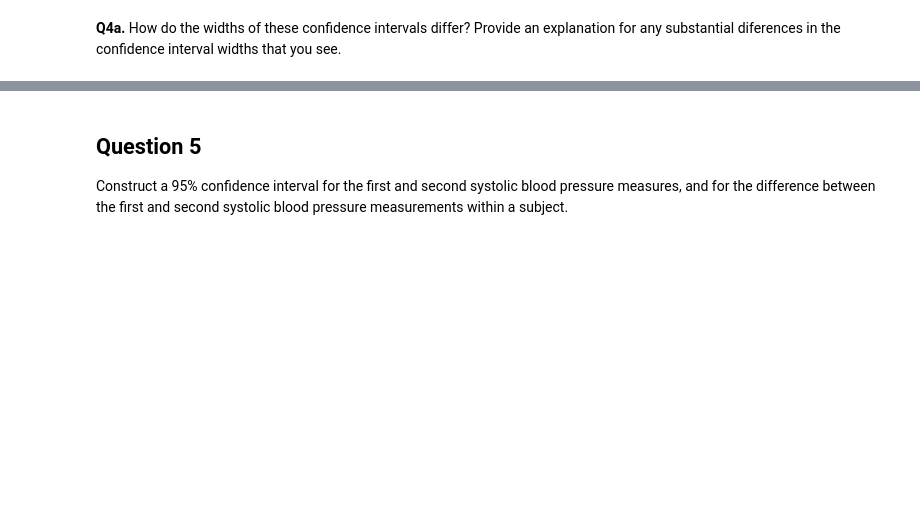
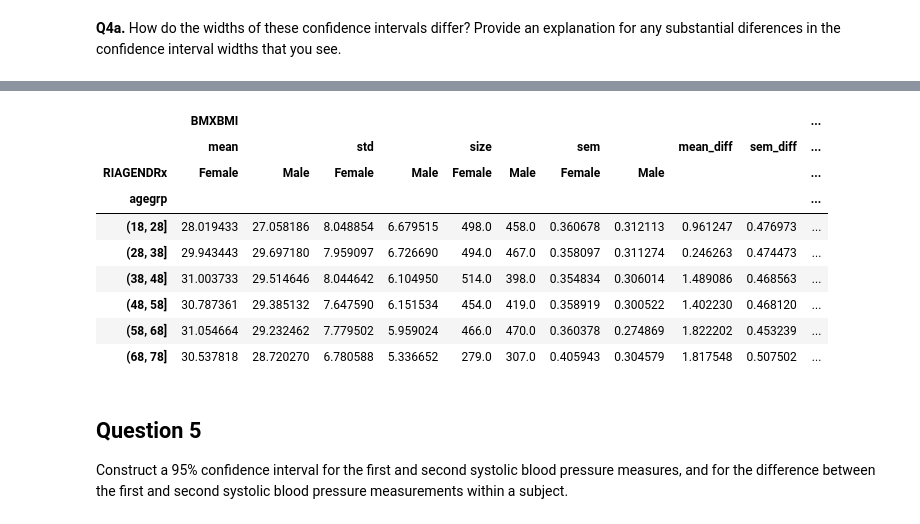
Before and after one commit to Marzipan78/Striving, a Jupyter notebook: M1_Math/07. P-value and Confidence Interval/01_confidence_intervals_practice.ipynb, the cells around one changed output, grey strips where cells are left out. Cells and saved outputs as stored; diff of their text form; code cells hidden in the pictures; blank space fills up the shorter version.

```diff
--- a/M1_Math/07. P-value and Confidence Interval/01_confidence_intervals_practice.ipynb
+++ b/M1_Math/07. P-value and Confidence Interval/01_confidence_intervals_practice.ipynb
@@ -262,3 +359,16 @@ __Q4a.__ How do the widths of these confidence intervals differ?  Provide an exp
+# %%
+pr
+# %% [output]
+|  | BMXBMI |  |  |  |  |  |  |  |  |  | ... |
+|  | mean |  | std |  | size |  | sem |  | mean_diff | sem_diff | ... |
+| RIAGENDRx | Female | Male | Female | Male | Female | Male | Female | Male |  |  | ... |
+| agegrp |  |  |  |  |  |  |  |  |  |  | ... |
+| (18, 28] | 28.019433 | 27.058186 | 8.048854 | 6.679515 | 498.0 | 458.0 | 0.360678 | 0.312113 | 0.961247 | 0.476973 | ... |
+| (28, 38] | 29.943443 | 29.697180 | 7.959097 | 6.726690 | 494.0 | 467.0 | 0.358097 | 0.311274 | 0.246263 | 0.474473 | ... |
+| (38, 48] | 31.003733 | 29.514646 | 8.044642 | 6.104950 | 514.0 | 398.0 | 0.354834 | 0.306014 | 1.489086 | 0.468563 | ... |
+| (48, 58] | 30.787361 | 29.385132 | 7.647590 | 6.151534 | 454.0 | 419.0 | 0.358919 | 0.300522 | 1.402230 | 0.468120 | ... |
+| (58, 68] | 31.054664 | 29.232462 | 7.779502 | 5.959024 | 466.0 | 470.0 | 0.360378 | 0.274869 | 1.822202 | 0.453239 | ... |
+| (68, 78] | 30.537818 | 28.720270 | 6.780588 | 5.336652 | 279.0 | 307.0 | 0.405943 | 0.304579 | 1.817548 | 0.507502 | ... |
 # %% [markdown]
 ## Question 5
 
```
Also changed, not shown: parts of 10 cells of this notebook.
